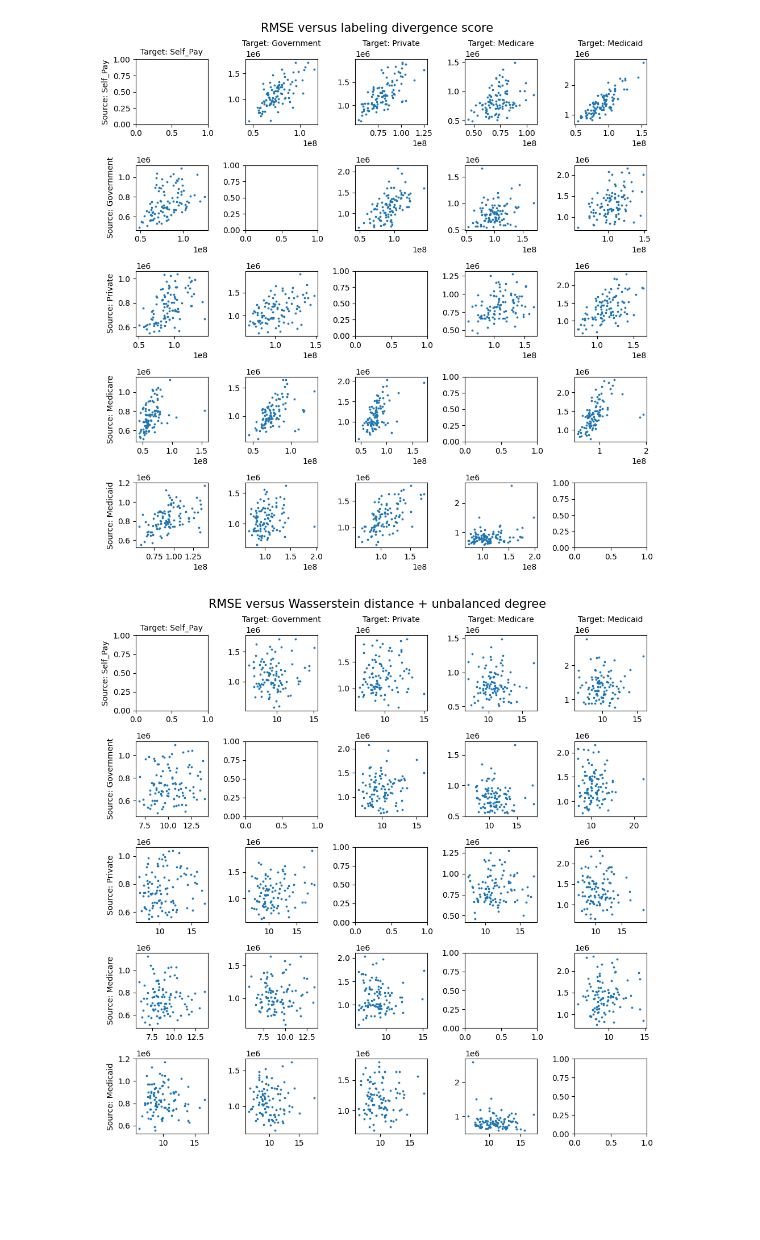
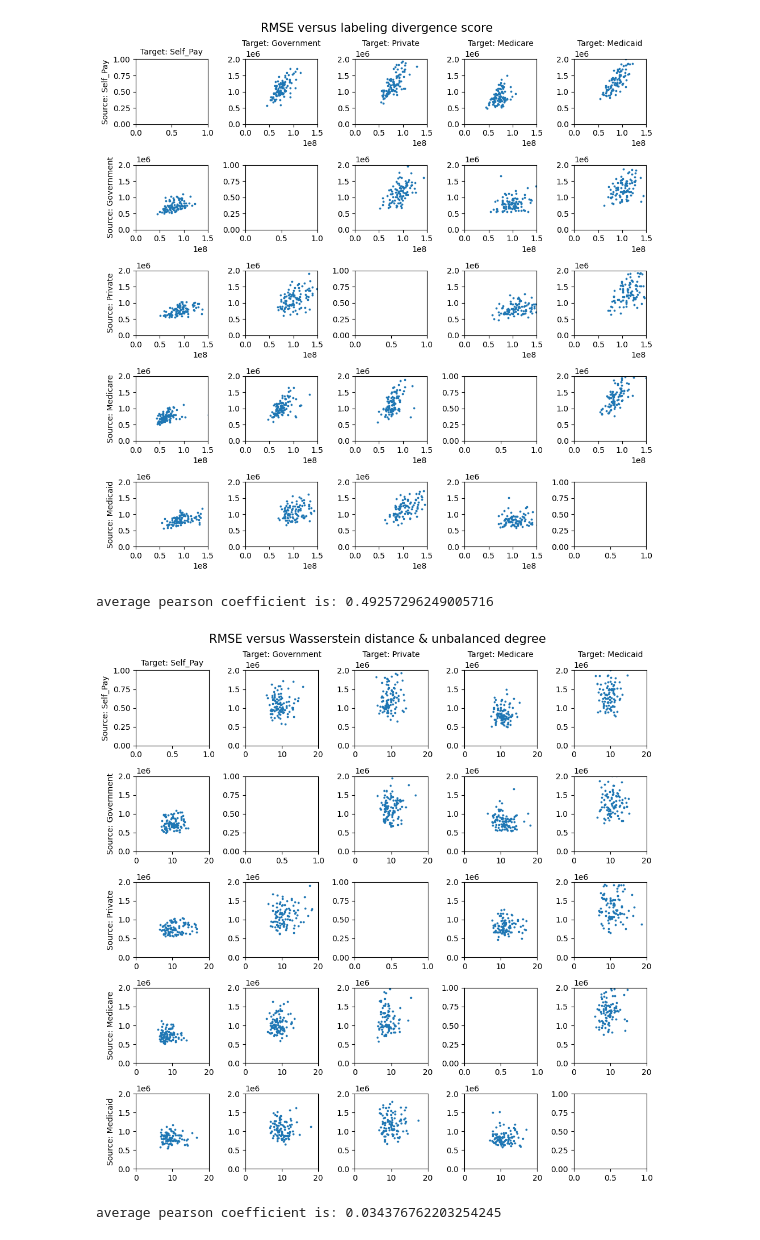
Before and after one commit to causalpathlab/EHR-OT, a Jupyter notebook: mimic_exp/admission/mimic_exp4_bound.ipynb, the cells around one changed output. Drawn from its saved outputs; the diff is of its cells as text; code cells hidden in the pictures; blank space fills up the shorter version.

```diff
--- a/mimic_exp/admission/mimic_exp4_bound.ipynb
+++ b/mimic_exp/admission/mimic_exp4_bound.ipynb
@@ -48,3 +12,28 @@ def read_plot(group_name, group_1, group_2, eval_metric, ax, xaxis):
+# %%
+def read_plot(group_name, group_1, group_2, eval_metric, ax, xaxis):
+    """
+    Read the dataframe and plot the relationship between xaxis (horizontal feature) and eval_metric (vertical feature) \
+    on axies ax, returns the pearson coefficient between xais and yaxis
+    :param str xaxis: xaxis can be label_div_score, w_term or source_{eval_metric}
+    """
+    score_path = os.path.join(mimic_output_dir, f"exp4_{group_name}_{group_2}2{group_1}_OT.csv")
+    score_df = pd.read_csv(score_path, header=0, index_col=None)
+
+    ax.set_ylim(0, 2*1e6)
+    y_feature = score_df[f'trans_target_{eval_metric}']
+    if xaxis == 'label_div_score':
+        x_feature = score_df['label_div_score']
+        ax.scatter(x_feature, y_feature, s=3)
+        ax.set_xlim(0, 1.5*1e8)
+    elif xaxis == f'source_{eval_metric}':
+        x_feature = score_df[f'source_{eval_metric}']
+        ax.scatter(x_feature, y_feature, s=3)
+        ax.set_xlim(0, 1*1e6)
+    elif xaxis == 'w_term':
+        x_feature = np.multiply(score_df['max_h'], (score_df['wa_dist'] + np.multiply(score_df['diameter'], score_df['coupling_diff'])))
+        ax.scatter(x_feature, y_feature, s=3)
+        ax.set_xlim(0, 20)
+    return pearsonr(x_feature, y_feature)
 # %%
 group_name = 'insurance'
 groups = ['Self_Pay', 'Government', 'Private',  'Medicare', 'Medicaid']
@@ -53,6 +42,7 @@ fig, axs = plt.subplots(len(groups), len(groups))
 fig.set_figwidth(10)
 fig.set_figheight(10)
 xaxis = "label_div_score"
+avg_corr = 0
 
 for i, group_1 in enumerate(groups):
     for j, group_2 in enumerate(groups):
@@ -64,40 +54,41 @@ for i, group_1 in enumerate(groups):
             # axs[i, j].axis('off')
             continue
 
-        # if j == 0:
-        read_plot(group_name, group_1, group_2, eval_metric, axs[i, j], xaxis)
+        corr, _ = read_plot(group_name, group_1, group_2, eval_metric, axs[i, j], xaxis)
+        avg_corr += corr
 fig.suptitle("RMSE versus labeling divergence score", fontsize=15)
 plt.tight_layout()
 fig_path = os.path.join(mimic_output_dir, f"exp4_{group_name}_{xaxis}_bound.pdf")
 plt.savefig(fig_path)
 plt.show()
+print("average pearson coefficient is:", avg_corr/(len(groups)*(len(groups)-1)))
 # %% [output]
-[figure, old version]
+[figure, new version]
+average pearson coefficient is: 0.49257296249005716
 # %%
-group_name = 'insurance'
-groups = ['Self_Pay', 'Government', 'Private',  'Medicare', 'Medicaid']
-eval_metric = 'rmse'
 fig, axs = plt.subplots(len(groups), len(groups))
 fig.set_figwidth(10)
 fig.set_figheight(10)
 xaxis = "w_term"
+avg_corr = 0
 
 for i, group_1 in enumerate(groups):
     for j, group_2 in enumerate(groups):
         if j == 0:
             axs[i, j].set_ylabel(f'Source: {group_1}', fontsize=10)
         if i == 0:
             axs[i, j].set_title(f'Target: {group_2}', fontsize=10)
         if group_1 == group_2:
-            # axs[i, j].axis('off')
             continue
 
-        # if j == 0:
-        read_plot(group_name, group_1, group_2, eval_metric, axs[i, j], xaxis)
-fig.suptitle("RMSE versus Wasserstein distance + unbalanced degree", fontsize=15)
+        corr, _ = read_plot(group_name, group_1, group_2, eval_metric, axs[i, j], xaxis)
+        avg_corr += corr
+fig.suptitle("RMSE versus Wasserstein distance & unbalanced degree", fontsize=15)
 plt.tight_layout()
 fig_path = os.path.join(mimic_output_dir, f"exp4_{group_name}_{xaxis}_bound.pdf")
 plt.savefig(fig_path)
 plt.show()
+print("average pearson coefficient is:", avg_corr/(len(groups)*(len(groups)-1)))
 # %% [output]
-[figure, old version]
+[figure, new version]
+average pearson coefficient is: 0.034376762203254245
```
Also changed, not shown: parts of 6 cells of this notebook, 45 other files.
